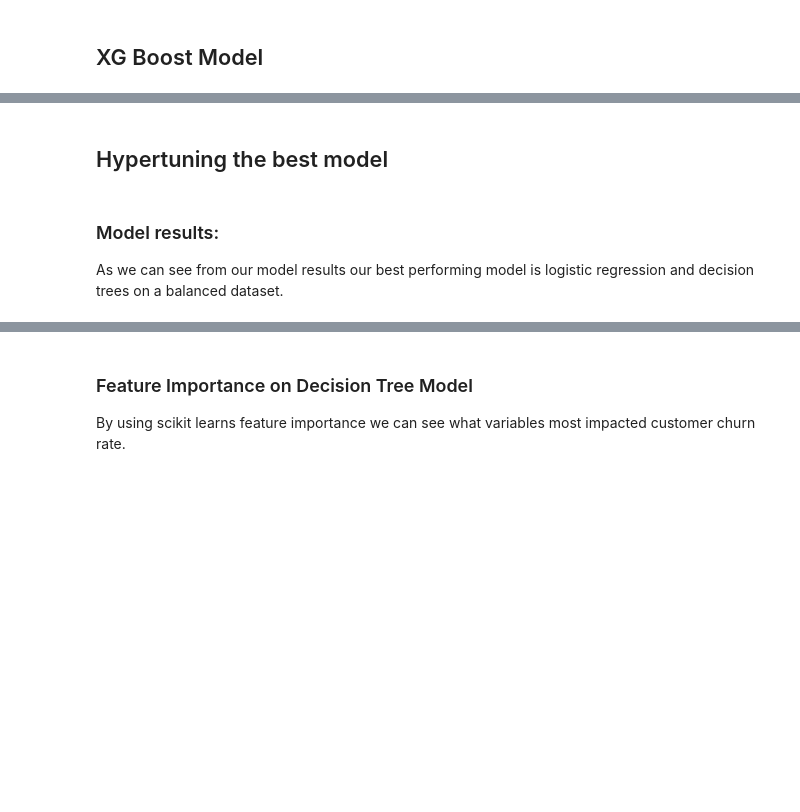
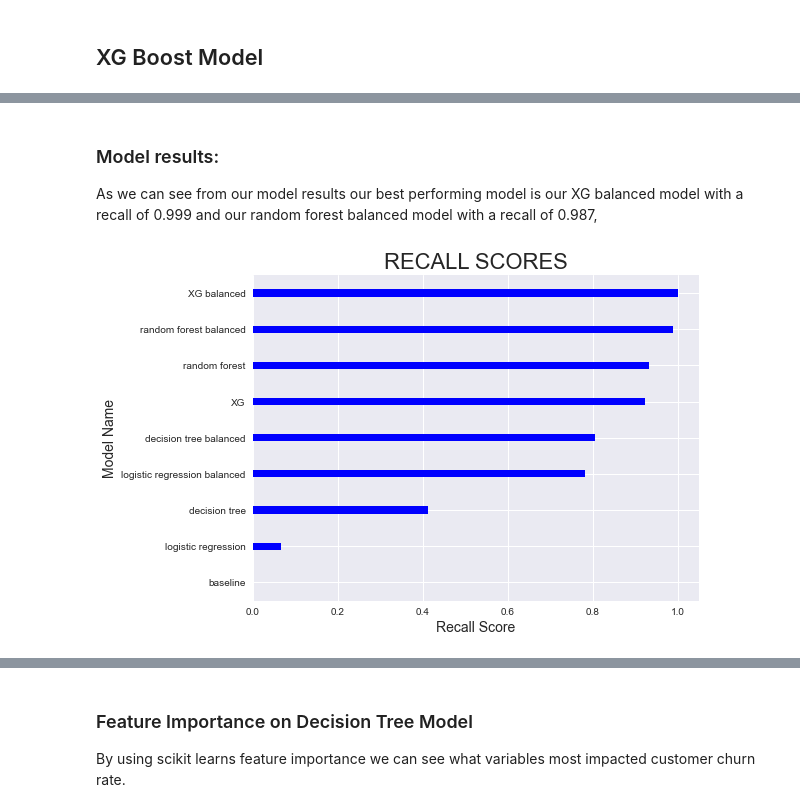
Before and after one commit to SSGrasland/SyriaTel-Customer-Churn-Rate, a Jupyter notebook: Phase 3 Notebook.ipynb, the cells around one changed output, grey strips where cells are left out. Saved outputs shown, nothing was run; the diff lists cells and outputs as text; code cells hidden in the pictures; blank space fills up the shorter version.

```diff
--- a/Phase 3 Notebook.ipynb
+++ b/Phase 3 Notebook.ipynb
@@ -656,6 +451,4 @@ model_dict
-# %% [markdown]
-## Hypertuning the best model
 # %% [markdown]
 ### Model results:
 
-As we can see from our model results our best performing model is logistic regression and decision trees on a balanced dataset.
+As we can see from our model results our best performing model is our XG balanced model with a recall of 0.999 and our random forest balanced model with a recall of 0.987,
@@ -663,0 +455,18 @@ model_dict
+# %%
+#sorting the recall results
+sorted_recall = sorted(model_dict.items(), key=lambda x:x[1])
+sorted_model_dict = dict(sorted_recall)
+
+#plot from model dict
+values = sorted_model_dict.values()
+models = [key for key in sorted_model_dict.keys()]
+models
+
+fig=plt.subplots(figsize=(8,6))
+plt.barh(range(len(sorted_model_dict)), values, tick_label=models, color='blue', height=0.2)
+plt.xlabel('Recall Score',fontsize =14)
+plt.ylabel('Model Name', fontsize=14)
+plt.title('RECALL SCORES', fontsize=22)
+plt.show()
+# %% [output]
+[figure, added]
```
Also changed, not shown: parts of 57 cells of this notebook.
